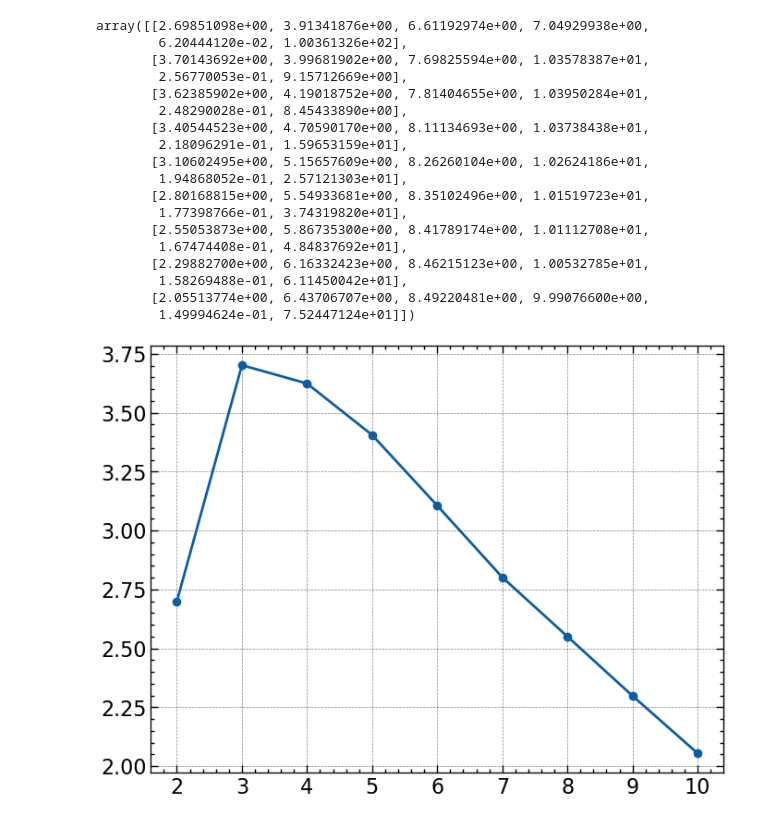
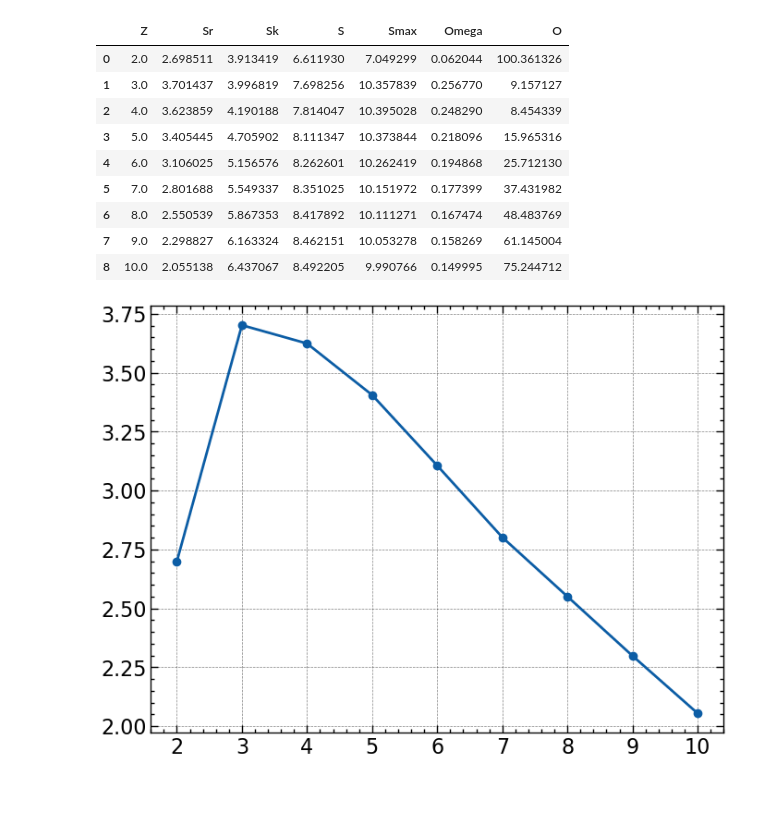
Before and after one commit to zafeirian/Computational-Quantum-Physics, a Jupyter notebook: YFY201-2025-PR1/Final.ipynb, the cells around one changed output. Drawn from its saved outputs; the diff is of its cells as text; code cells hidden in the pictures; blank space fills up the shorter version.

```diff
--- a/YFY201-2025-PR1/Final.ipynb
+++ b/YFY201-2025-PR1/Final.ipynb
@@ -110,24 +165,19 @@ for i in range(9):
 # %%
-s
+s_df = pd.DataFrame(s)
+s_df.columns = ['Z','Sr', 'Sk', 'S', 'Smax', 'Omega', 'O']
-# %% [output]
-array([[2.69851098e+00, 3.91341876e+00, 6.61192974e+00, 7.04929938e+00,
-        6.20444120e-02, 1.00361326e+02],
-       [3.70143692e+00, 3.99681902e+00, 7.69825594e+00, 1.03578387e+01,
-        2.56770053e-01, 9.15712669e+00],
-       [3.62385902e+00, 4.19018752e+00, 7.81404655e+00, 1.03950284e+01,
-        2.48290028e-01, 8.45433890e+00],
-       [3.40544523e+00, 4.70590170e+00, 8.11134693e+00, 1.03738438e+01,
-        2.18096291e-01, 1.59653159e+01],
-       [3.10602495e+00, 5.15657609e+00, 8.26260104e+00, 1.02624186e+01,
-        1.94868052e-01, 2.57121303e+01],
-       [2.80168815e+00, 5.54933681e+00, 8.35102496e+00, 1.01519723e+01,
-        1.77398766e-01, 3.74319820e+01],
-       [2.55053873e+00, 5.86735300e+00, 8.41789174e+00, 1.01112708e+01,
-        1.67474408e-01, 4.84837692e+01],
-       [2.29882700e+00, 6.16332423e+00, 8.46215123e+00, 1.00532785e+01,
-        1.58269488e-01, 6.11450042e+01],
-       [2.05513774e+00, 6.43706707e+00, 8.49220481e+00, 9.99076600e+00,
-        1.49994624e-01, 7.52447124e+01]])
+# %%
+s_df
+# %% [output]
+|  | Z | Sr | Sk | S | Smax | Omega | O |
+| 0 | 2.0 | 2.698511 | 3.913419 | 6.611930 | 7.049299 | 0.062044 | 100.361326 |
+| 1 | 3.0 | 3.701437 | 3.996819 | 7.698256 | 10.357839 | 0.256770 | 9.157127 |
+| 2 | 4.0 | 3.623859 | 4.190188 | 7.814047 | 10.395028 | 0.248290 | 8.454339 |
+| 3 | 5.0 | 3.405445 | 4.705902 | 8.111347 | 10.373844 | 0.218096 | 15.965316 |
+| 4 | 6.0 | 3.106025 | 5.156576 | 8.262601 | 10.262419 | 0.194868 | 25.712130 |
+| 5 | 7.0 | 2.801688 | 5.549337 | 8.351025 | 10.151972 | 0.177399 | 37.431982 |
+| 6 | 8.0 | 2.550539 | 5.867353 | 8.417892 | 10.111271 | 0.167474 | 48.483769 |
+| 7 | 9.0 | 2.298827 | 6.163324 | 8.462151 | 10.053278 | 0.158269 | 61.145004 |
+| 8 | 10.0 | 2.055138 | 6.437067 | 8.492205 | 9.990766 | 0.149995 | 75.244712 |
 # %%
 z = np.arange(2,11)
 plt.plot(z,s[:,0],'o-')
```
Also changed, not shown: parts of 5 cells of this notebook.
